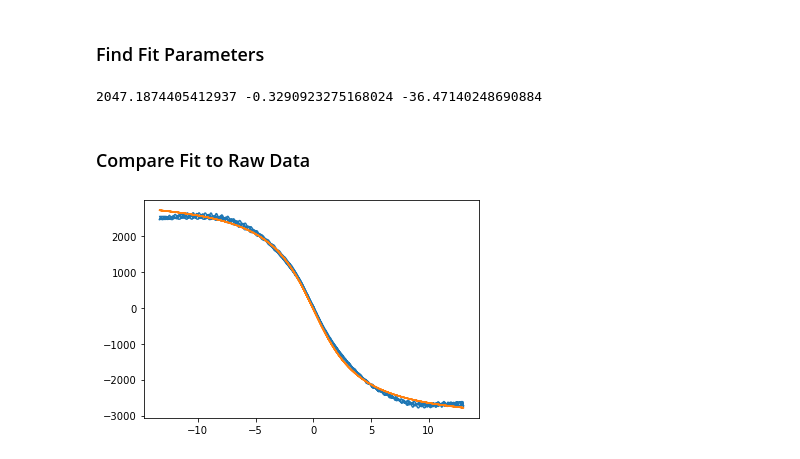
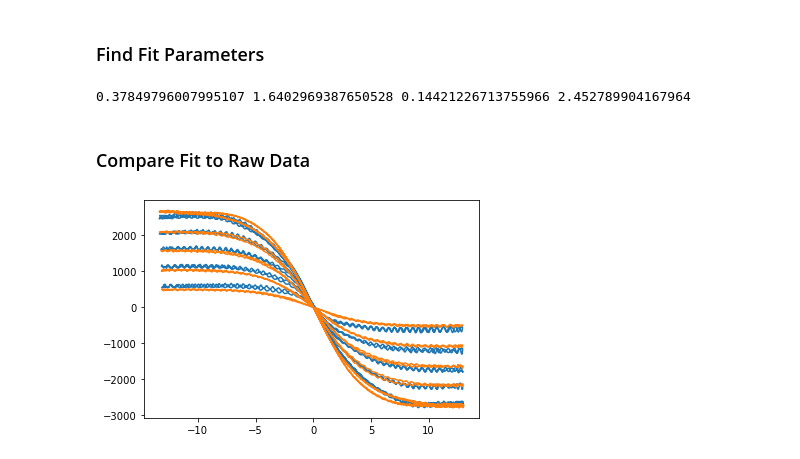
Before and after one commit to kierancoz/tire_analysis, a Jupyter notebook: pacejka_test_fitting.ipynb, the cells around one changed output. Cells and saved outputs as stored; diff of their text form; code cells hidden in the pictures.

```diff
--- a/pacejka_test_fitting.ipynb
+++ b/pacejka_test_fitting.ipynb
@@ -33,7 +33,5 @@ for variable, info in variable_sweeps.items():
 # %%
 temp_df = copy.copy(df)
 for variable, info in variable_sweeps.items():
-    temp_df = temp_df[temp_df[variable] == info["count"].idxmax()]
-
-for variable in variable_sweeps.keys():
-    print(variable_sweeps[variable]["count"], "\n")
+    if variable != "load":
+        temp_df = temp_df[temp_df[variable] == info["count"].idxmax()]
@@ -58,5 +38,9 @@ Name: velocity, dtype: int64
 # %% [markdown]
 ### Define Pajeka Fit Formula
+# %%
+def pajeka_lat_forc_94(X, E, C, B, D):
+    x = [row["FZ"] * D * sin(C * atan(B * row["SA"] - E * (B * row["SA"] - atan(B * row["SA"])))) for _, row in X.iterrows()]
+    return x
 # %%
 def pajeka_lat_forc(slip_angles, E, C, B, Sh, Sv, D):
     thetas = [(1 - E) * (x + Sh) + E / B * atan(B * (x + Sh)) for x in slip_angles]
@@ -67,15 +51,15 @@ def lateral_force2(slip_angles, A, B, C):
 # %% [markdown]
 ### Find Fit Parameters
 # %%
-output = optimize.curve_fit(lateral_force2, temp_df["SA"], temp_df["FY"])
+output = optimize.curve_fit(pajeka_lat_forc_94, temp_df, temp_df["FY"])
 print(*output[0])
 # %% [output]
-2047.1874405412937 -0.3290923275168024 -36.47140248690884
+0.37849796007995107 1.6402969387650528 0.14421226713755966 2.452789904167964
 # %% [markdown]
 ### Compare Fit to Raw Data
 # %%
 plt.plot(temp_df["SA"], temp_df["FY"])
-plt.plot(temp_df["SA"], lateral_force2(temp_df["SA"], *output[0]))
+plt.plot(temp_df["SA"], pajeka_lat_forc_94(temp_df, *output[0]))
 plt.show()
 # %% [output]
-[figure, old version]
+[figure, new version]
```
Also changed, not shown: parts of 2 cells of this notebook, 1 other file.
